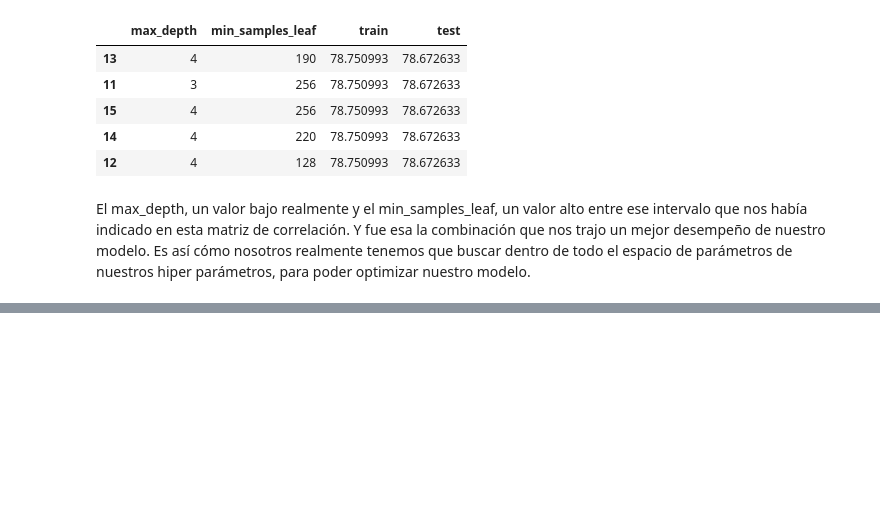
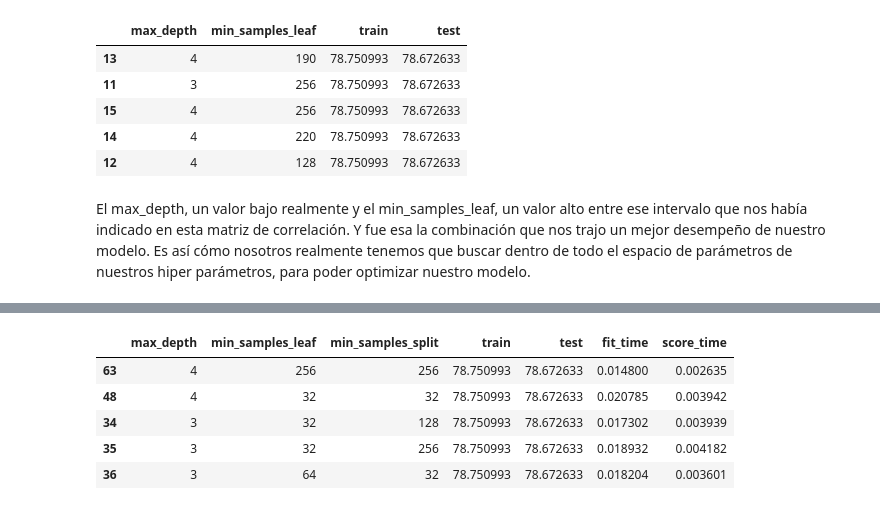
Before and after one commit to natalyq1/Machine_learning1, a Jupyter notebook: Optimizando_modelo_X_hiperparametros.ipynb, the cells around one changed output, grey strips where cells are left out. Cells and saved outputs as stored; diff of their text form; code cells hidden in the pictures; blank space fills up the shorter version.

```diff
--- a/Optimizando_modelo_X_hiperparametros.ipynb
+++ b/Optimizando_modelo_X_hiperparametros.ipynb
@@ -603,0 +689,9 @@ El max_depth, un valor bajo realmente y el min_samples_leaf, un valor alto entre
+# %%
+resultados.sort_values('test', ascending = False).head()
+# %% [output]
+|  | max_depth | min_samples_leaf | min_samples_split | train | test | fit_time | score_time |
+| 63 | 4 | 256 | 256 | 78.750993 | 78.672633 | 0.014800 | 0.002635 |
+| 48 | 4 | 32 | 32 | 78.750993 | 78.672633 | 0.020785 | 0.003942 |
+| 34 | 3 | 32 | 128 | 78.750993 | 78.672633 | 0.017302 | 0.003939 |
+| 35 | 3 | 32 | 256 | 78.750993 | 78.672633 | 0.018932 | 0.004182 |
+| 36 | 3 | 64 | 32 | 78.750993 | 78.672633 | 0.018204 | 0.003601 |
```
Also changed, not shown: parts of 29 cells of this notebook.
